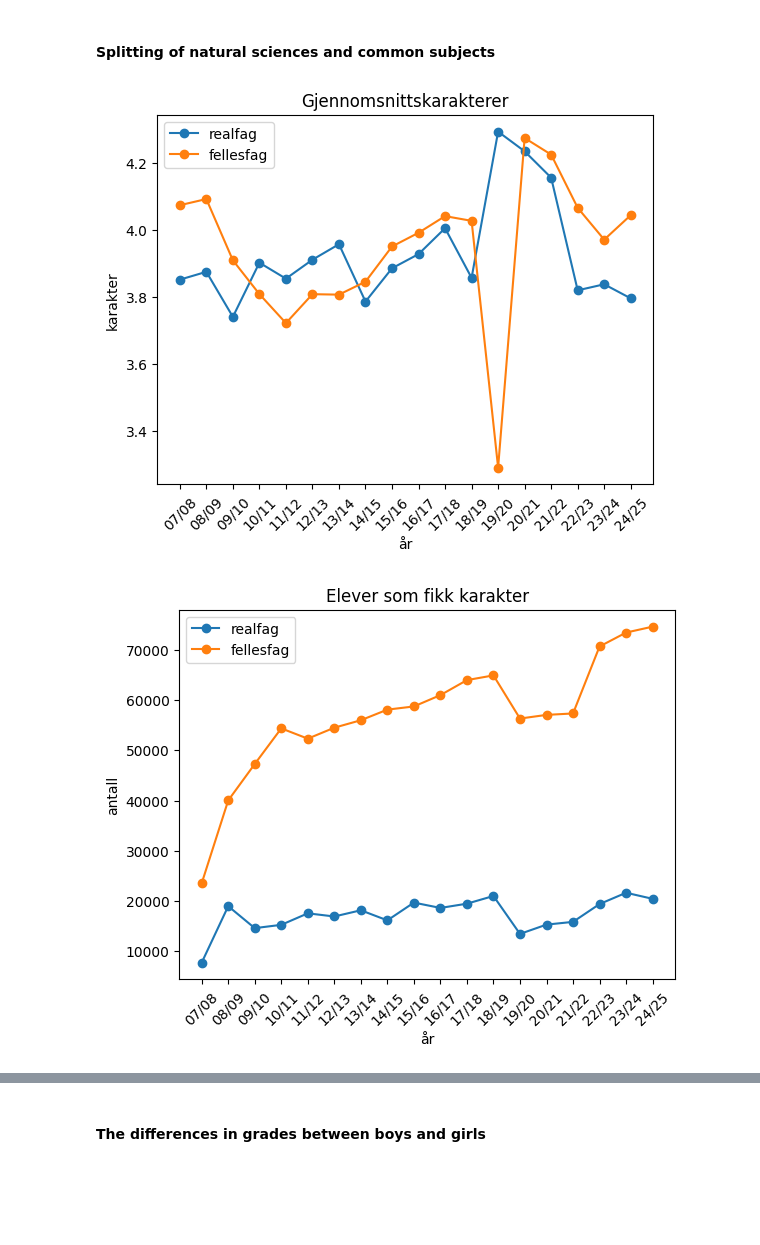
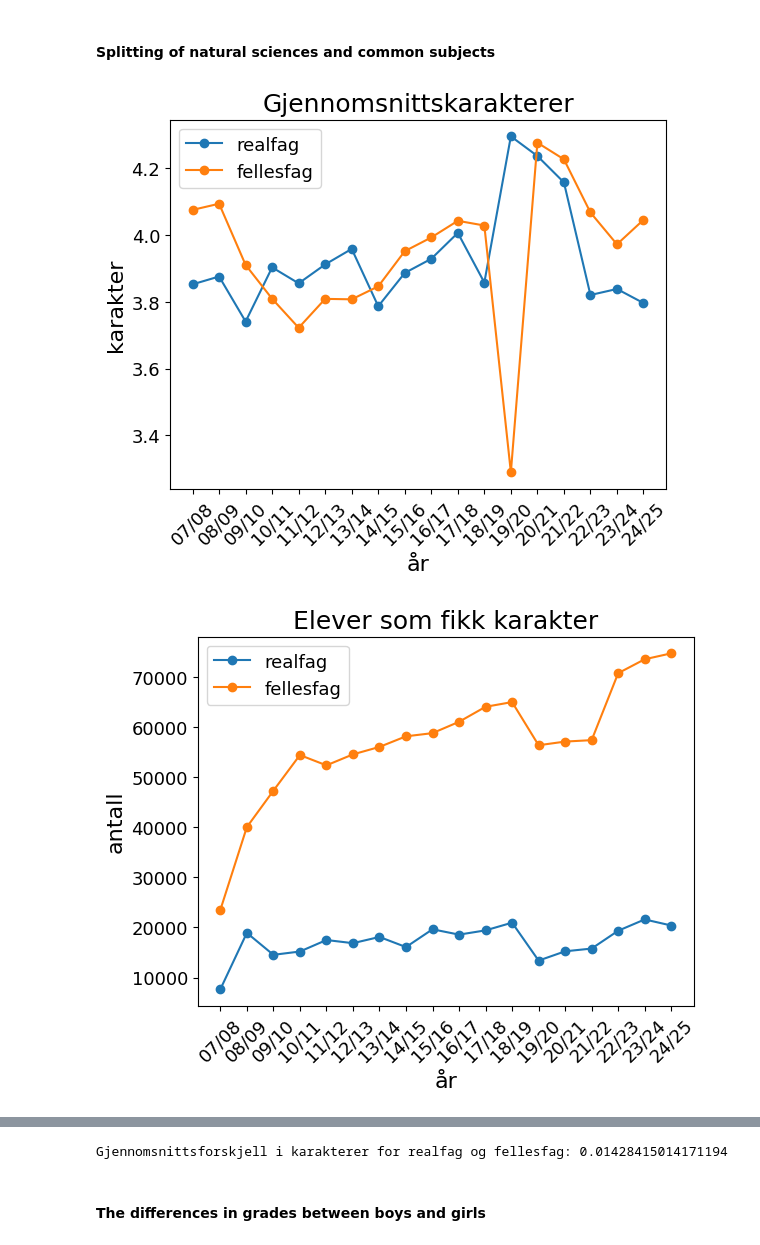
Before and after one commit to kajassandnes/high_school_grades, a Jupyter notebook: analysis_.ipynb, the cells around one changed output, grey strips where cells are left out. Saved outputs shown, nothing was run; the diff lists cells and outputs as text; code cells hidden in the pictures; blank space fills up the shorter version.

```diff
--- a/analysis_.ipynb
+++ b/analysis_.ipynb
@@ -144,3 +146,13 @@ oslo_data = pd.concat([first, rest], axis=1)
+# %%
+plt.rcParams.update({
+    'font.size': 14,
+    'axes.titlesize': 18,
+    'axes.labelsize': 16,
+    'xtick.labelsize': 13,
+    'ytick.labelsize': 13,
+    'legend.fontsize': 13,
+    'figure.titlesize': 20
+})
 # %% [markdown]
 ### Ready to make some plots. This is what I want to plot
 
@@ -234,9 +247,9 @@ plt.show()
 realfag = ["REA3004", "REA3038", "REA3005", "REA3039", "REA3022", "REA3056",
            "REA3024", "REA3058", "REA3011", "REA3045", "REA3012", "REA3046"]
 
-# only exam grades
-#sk = [c for c in oslo_data.columns if ".SK" in c and ".AK" in c and (".ME" in c or ".SE" in c)] # sk=snittkarakter
-#ae_sk = [c for c in oslo_data.columns if ".AE" in c and ".AK" in c and ((".ME" in c or ".SE" in c))] # ae_sk=antall elever snittkarakter
+# only course grades
+#sk = [c for c in oslo_data.columns if ".SK" in c and ".AK" in c and ".SP" in c] # sk=snittkarakter
+#ae_sk = [c for c in oslo_data.columns if ".AE" in c and ".AK" in c and ".SP" in c] # ae_sk=antall elever snittkarakter
 
 # all grades
 sk = [c for c in oslo_data.columns if ".SK" in c and ".AK" in c] # sk=snittkarakter
@@ -274,32 +287,40 @@ for i in range(7, 25):
 plt.plot(years, realfag, marker="o", label="realfag")
 plt.plot(years, fellesfag, marker="o", label="fellesfag")
 plt.xticks(rotation=45)
 plt.title("Gjennomsnittskarakterer")
 plt.xlabel("år")
 plt.ylabel("karakter")
 plt.legend()
 plt.show()
 
 plt.plot(years, antall_re, marker="o", label="realfag")
 plt.plot(years, antall_fe, marker="o", label="fellesfag")
 plt.xticks(rotation=45)
 plt.title("Elever som fikk karakter")
 plt.xlabel("år")
 plt.ylabel("antall")
 plt.legend()
 plt.show()
 
 # amount of students taking natural science
 antall_re = np.array(antall_re)
 antall_fe = np.array(antall_fe)
 amount = antall_re*100/antall_fe
 
 plt.plot(years, amount, marker="o")
 plt.title("Elever som tok realfag")
 plt.ylabel("andel [%]")
 plt.xlabel("år")
 plt.xticks(rotation=45)
 plt.show()
+
+# mean difference in grades
+realfag = np.array(realfag)
+fellesfag = np.array(fellesfag)
+
+difference = fellesfag - realfag
+mean_difference = np.mean(difference)
+print(f"Gjennomsnittsforskjell i karakterer for realfag og fellesfag: {mean_difference}")
 # %% [output]
-[figure, old version]
+[figure, new version]
-[figure, old version]
+[figure, new version]
@@ -307,3 +328,4 @@ plt.show()
+Gjennomsnittsforskjell i karakterer for realfag og fellesfag: 0.01428415014171194
 # %% [markdown]
 #### The differences in grades between boys and girls
 # %%
```
Also changed, not shown: parts of 10 cells of this notebook.
